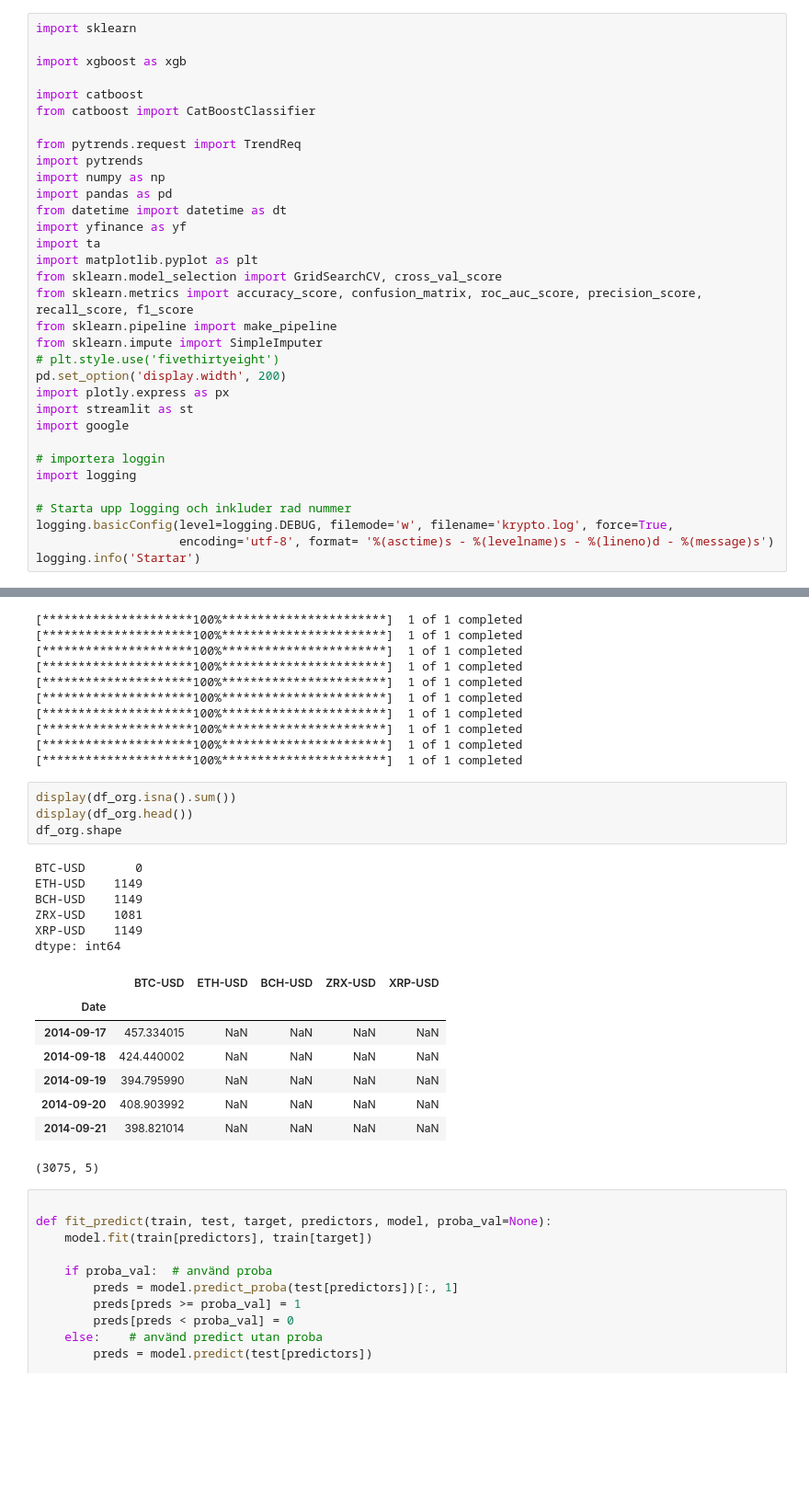
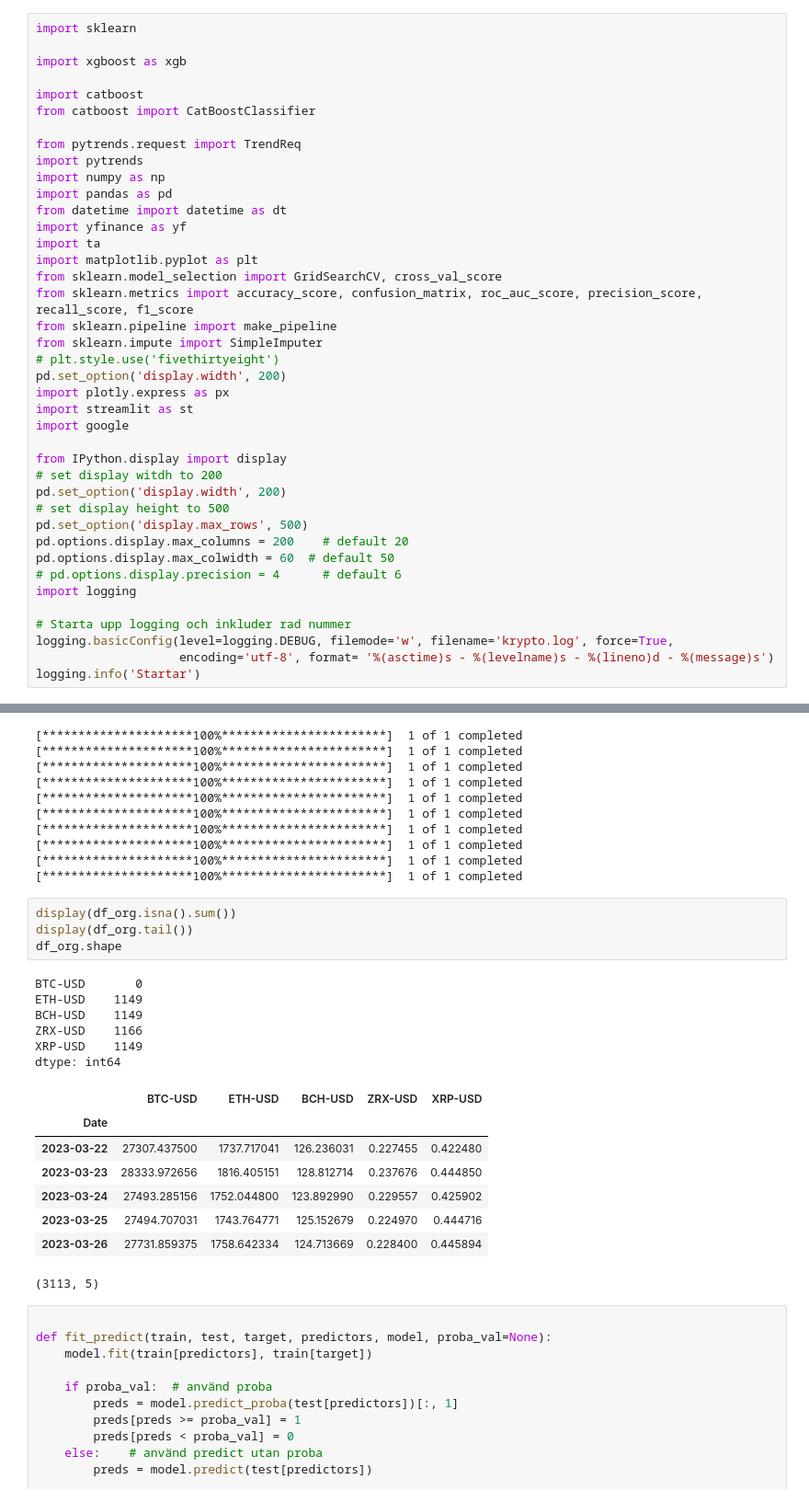
Before and after one commit to carokanns/the_new_Krypto, a Jupyter notebook: new_skapa_modeller.ipynb, the cells around one changed output, grey strips where cells are left out. Shown at 92% size. Cells and saved outputs as stored; diff of their text form; blank space fills up the shorter version.

```diff
--- a/new_skapa_modeller.ipynb
+++ b/new_skapa_modeller.ipynb
@@ -28,7 +29,14 @@ import plotly.express as px
 import streamlit as st
 import google
 
-# importera loggin
+from IPython.display import display
+# set display witdh to 200
+pd.set_option('display.width', 200)
+# set display height to 500
+pd.set_option('display.max_rows', 500)
+pd.options.display.max_columns = 200    # default 20
+pd.options.display.max_colwidth = 60  # default 50
+# pd.options.display.precision = 4      # default 6
 import logging
 
 # Starta upp logging och inkluder rad nummer
@@ -376,23 +361,23 @@ df_org= get_all(tickers)
 [*********************100%***********************]  1 of 1 completed
 # %%
 display(df_org.isna().sum())
-display(df_org.head())
+display(df_org.tail())
 df_org.shape
 # %% [output]
 BTC-USD       0
 ETH-USD    1149
 BCH-USD    1149
-ZRX-USD    1081
+ZRX-USD    1166
 XRP-USD    1149
 dtype: int64
 |  | BTC-USD | ETH-USD | BCH-USD | ZRX-USD | XRP-USD |
 | Date |  |  |  |  |  |
-| 2014-09-17 | 457.334015 | NaN | NaN | NaN | NaN |
-| 2014-09-18 | 424.440002 | NaN | NaN | NaN | NaN |
-| 2014-09-19 | 394.795990 | NaN | NaN | NaN | NaN |
-| 2014-09-20 | 408.903992 | NaN | NaN | NaN | NaN |
-| 2014-09-21 | 398.821014 | NaN | NaN | NaN | NaN |
+| 2023-03-22 | 27307.437500 | 1737.717041 | 126.236031 | 0.227455 | 0.422480 |
+| 2023-03-23 | 28333.972656 | 1816.405151 | 128.812714 | 0.237676 | 0.444850 |
+| 2023-03-24 | 27493.285156 | 1752.044800 | 123.892990 | 0.229557 | 0.425902 |
+| 2023-03-25 | 27494.707031 | 1743.764771 | 125.152679 | 0.224970 | 0.444716 |
+| 2023-03-26 | 27731.859375 | 1758.642334 | 124.713669 | 0.228400 | 0.445894 |
-(3075, 5)
+(3113, 5)
 # %%
 
 def fit_predict(train, test, target, predictors, model, proba_val=None):
```
Also changed, not shown: parts of 33 cells of this notebook, 31 other files.
